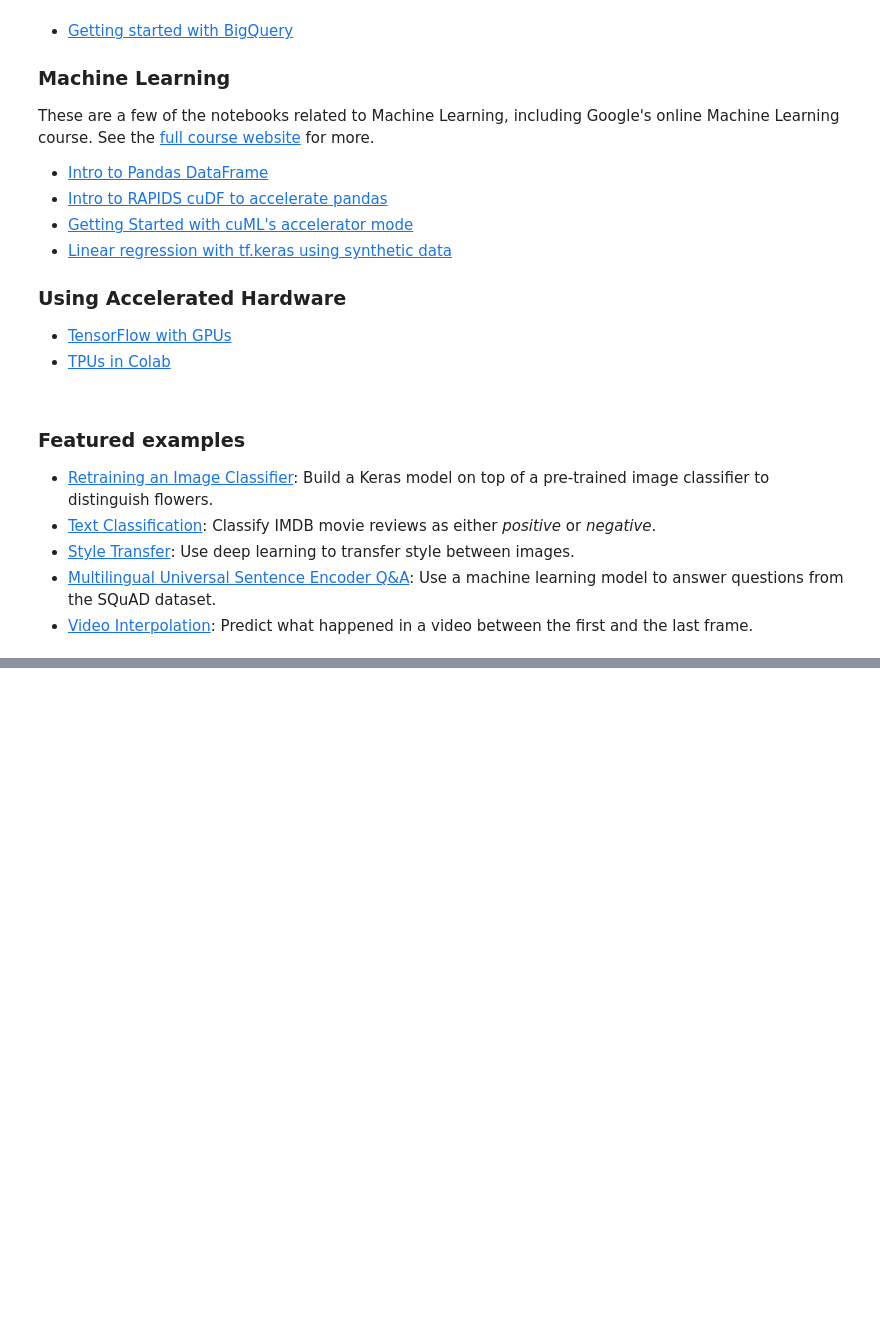
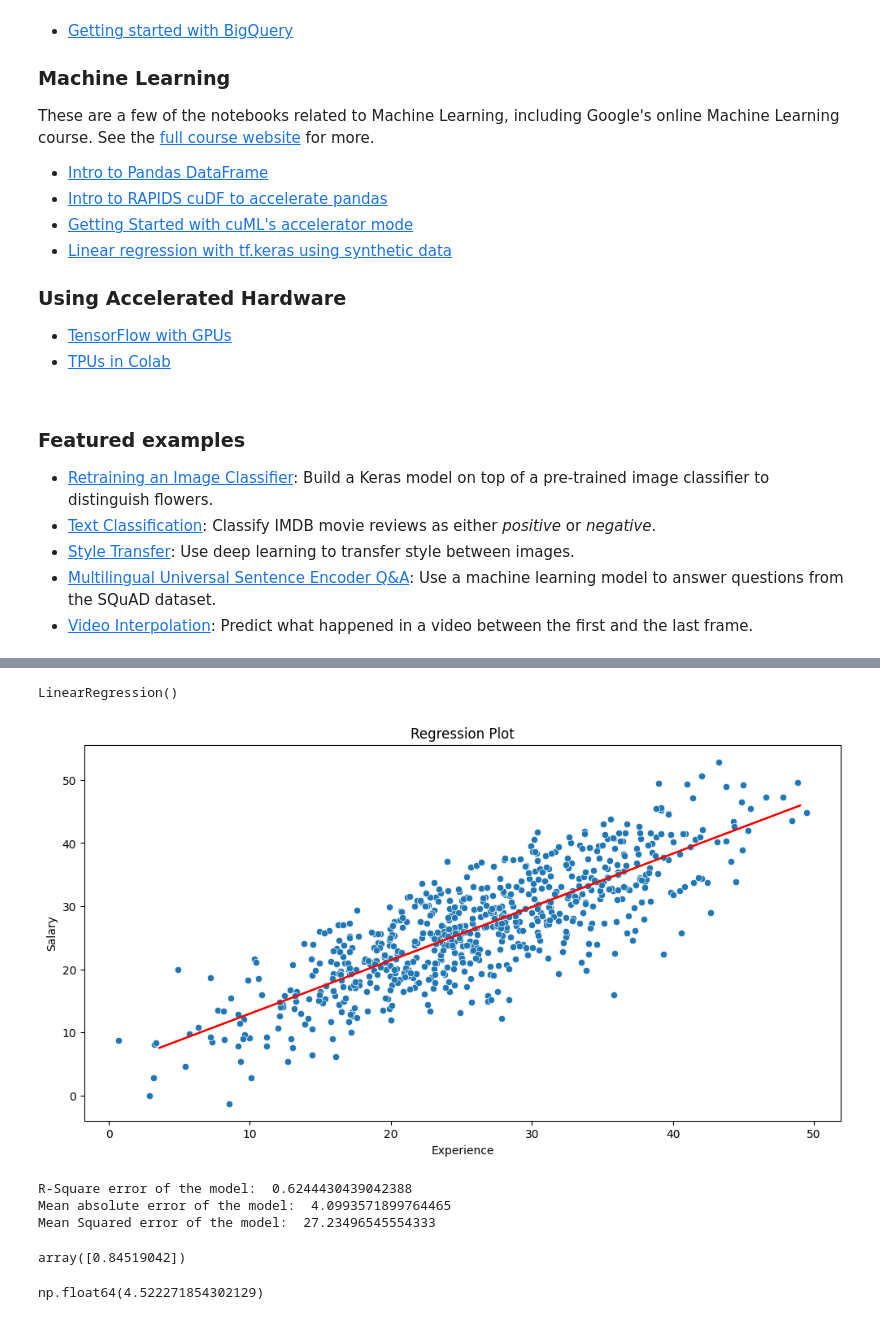
Before and after one commit to Nikhitha-creater/daily_infosys, a Jupyter notebook: Welcome_To_Colab.ipynb, the cells around one changed output, grey strips where cells are left out. Saved outputs shown, nothing was run; the diff lists cells and outputs as text; code cells hidden in the pictures; blank space fills up the shorter version.

```diff
--- a/Welcome_To_Colab.ipynb
+++ b/Welcome_To_Colab.ipynb
@@ -384,0 +228,5 @@ plt.show()
+# %%
+df = pd.read_csv("Experience-Salary.csv")
+
+# Show first 5 rows
+df.head()
@@ -384,0 +240,4 @@ plt.show()
+# %%
+# lets change the columns name for convinence
+df.rename(columns={"exp(in months)":"experience",
+                   "salary(in thousands)":"salary"},inplace=True)
@@ -384,0 +294,47 @@ plt.show()
+# %%
+input = df.iloc[:,:-1]  # independent feature
+target = df.iloc[:,-1]  # dependent feature
+# %%
+#spliting the dataset into training and testing
+
+X_train, X_test, y_train, y_test = train_test_split(input, target, test_size=0.3, random_state=42)
+# linear regression model
+
+model = LinearRegression()
+# train the model
+model.fit(X_train,y_train)
+# %% [output]
+LinearRegression()
+# %%
+# make prediction from the model
+y_pred = model.predict(X_test)
+# visualizing the best fit line/regression line
+
+plt.figure(figsize=(12,6))  # size of graph
+
+sns.scatterplot(x=X_train['experience'],y=y_train)  # scatter plot
+plt.plot(X_test,y_pred,c='red')   # line plot
+plt.xlabel("Experience")
+plt.ylabel("Salary")
+plt.title("Regression Plot")
+plt.show()
+# %% [output]
+[figure, added]
+# %%
+# evaluating metrics of the model
+
+print("R-Square error of the model: ", r2_score(y_test,y_pred))
+print("Mean absolute error of the model: ", mean_absolute_error(y_test,y_pred))
+print("Mean Squared error of the model: ", mean_squared_error(y_test,y_pred))
+# %% [output]
+R-Square error of the model:  0.6244430439042388
+Mean absolute error of the model:  4.0993571899764465
+Mean Squared error of the model:  27.23496545554333
+# %%
+model.coef_  # coefficient of the independent feature or slope
+# %% [output]
+array([0.84519042])
+# %%
+model.intercept_   # intercept
+# %% [output]
+np.float64(4.522271854302129)
```
Also changed, not shown: parts of 11 cells of this notebook.
